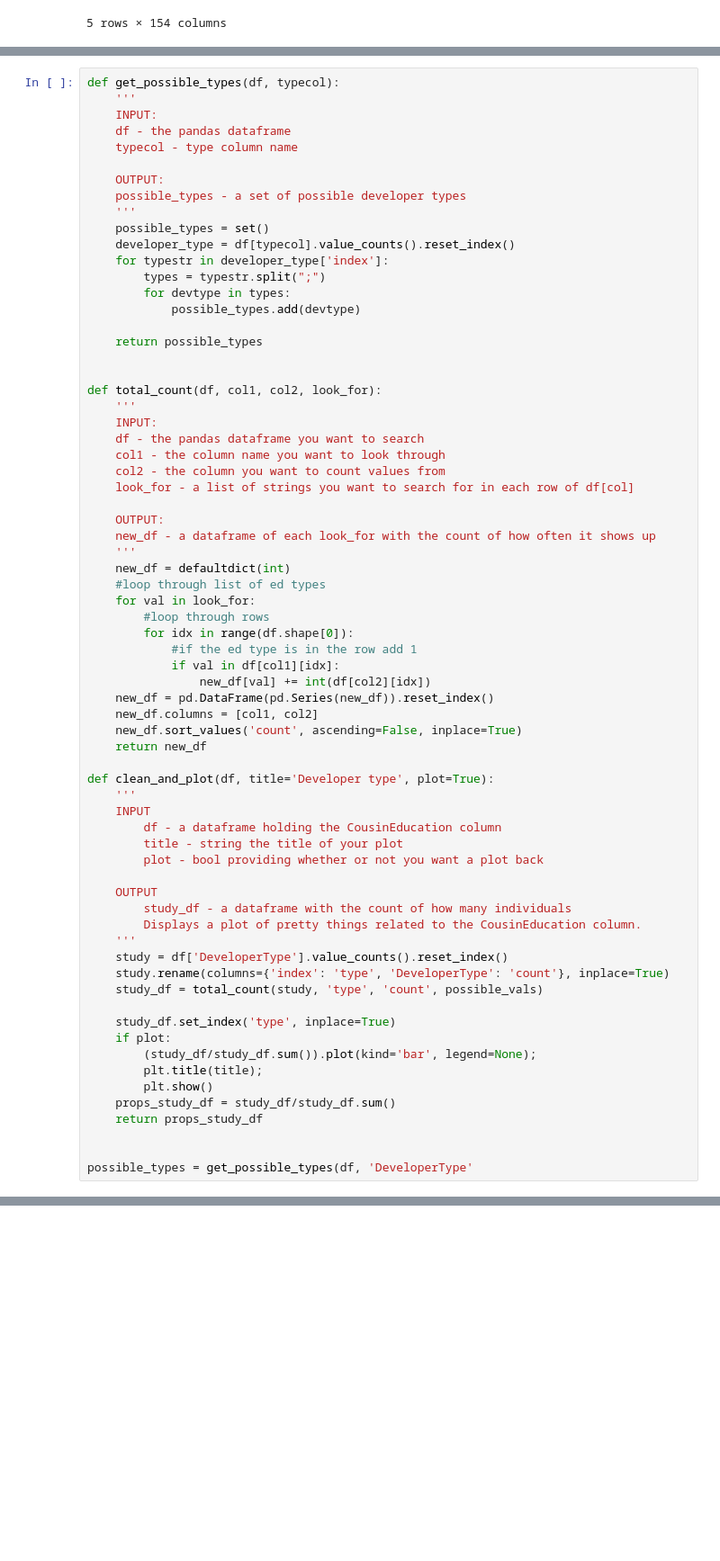
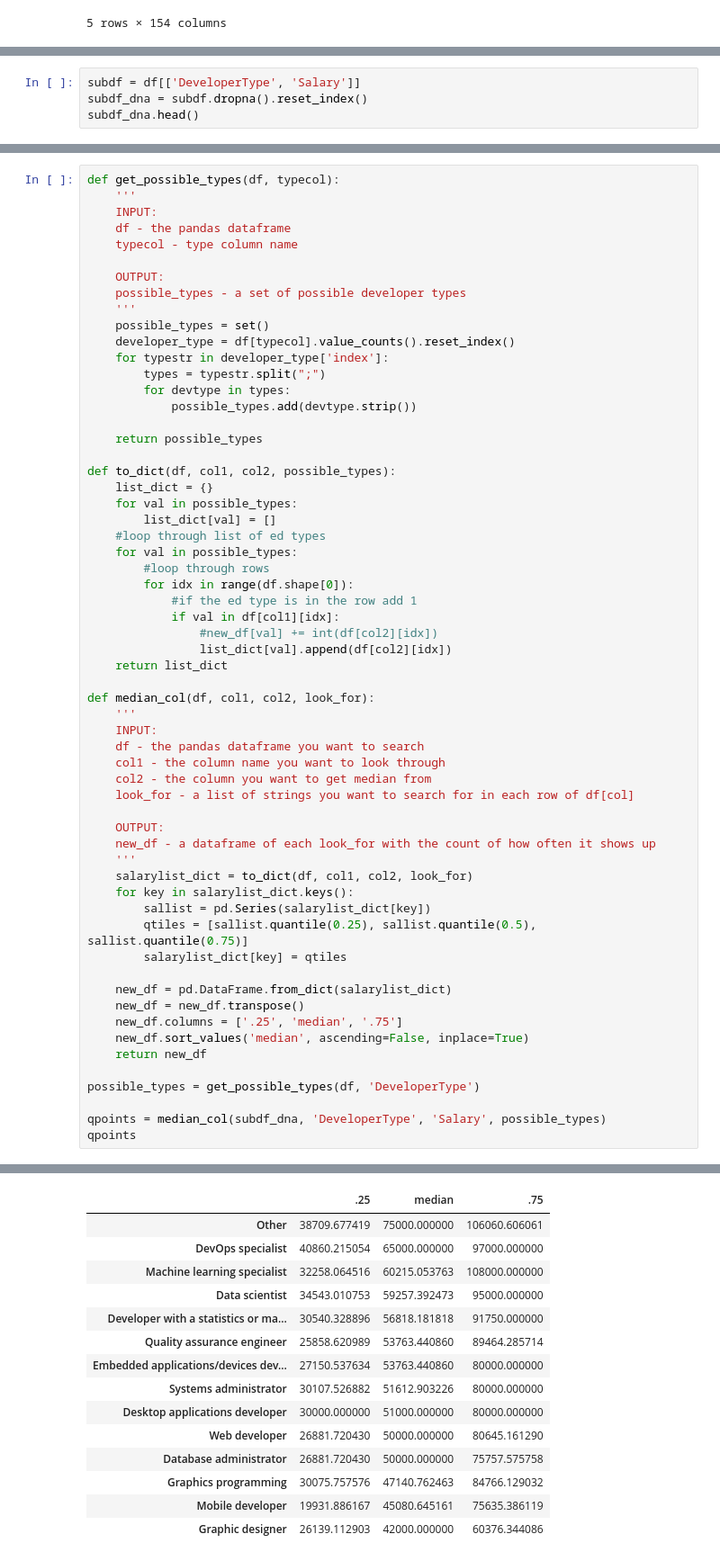
Before and after one commit to yh214/DST2Proj1, a Jupyter notebook: DevTypeAndSalary.ipynb, the cells around one changed output, grey strips where cells are left out. Shown at 90% size. Cells and saved outputs as stored; diff of their text form; blank space fills up the shorter version.

Commit message:
feat: Implemented salary summary for developer type. The salary of different developer types will be compared by median and illustrated with boxplot.

```diff
--- a/DevTypeAndSalary.ipynb
+++ b/DevTypeAndSalary.ipynb
@@ -47,0 +36,4 @@ developer_type.head()
+# %%
+subdf = df[['DeveloperType', 'Salary']]
+subdf_dna = subdf.dropna().reset_index()
+subdf_dna.head()
@@ -60,58 +59,49 @@ def get_possible_types(df, typecol):
     for typestr in developer_type['index']:
         types = typestr.split(";")
         for devtype in types:
-            possible_types.add(devtype)
+            possible_types.add(devtype.strip())
 
     return possible_types
 
+def to_dict(df, col1, col2, possible_types):
+    list_dict = {}
+    for val in possible_types:
+        list_dict[val] = []
+    #loop through list of ed types
+    for val in possible_types:
+        #loop through rows
+        for idx in range(df.shape[0]):
+            #if the ed type is in the row add 1
+            if val in df[col1][idx]:
+                #new_df[val] += int(df[col2][idx])
+                list_dict[val].append(df[col2][idx])
+    return list_dict
 
-def total_count(df, col1, col2, look_for):
+def median_col(df, col1, col2, look_for):
     '''
     INPUT:
     df - the pandas dataframe you want to search
     col1 - the column name you want to look through
-    col2 - the column you want to count values from
+    col2 - the column you want to get median from
     look_for - a list of strings you want to search for in each row of df[col]
 
     OUTPUT:
     new_df - a dataframe of each look_for with the count of how often it shows up
     '''
-    new_df = defaultdict(int)
-    #loop through list of ed types
-    for val in look_for:
-        #loop through rows
-        for idx in range(df.shape[0]):
-            #if the ed type is in the row add 1
-            if val in df[col1][idx]:
-                new_df[val] += int(df[col2][idx])
-    new_df = pd.DataFrame(pd.Series(new_df)).reset_index()
-    new_df.columns = [col1, col2]
-    new_df.sort_values('count', ascending=False, inplace=True)
+    salarylist_dict = to_dict(df, col1, col2, look_for)
+    for key in salarylist_dict.keys():
+        sallist = pd.Series(salarylist_dict[key])
+        qtiles = [sallist.quantile(0.25), sallist.quantile(0.5), sallist.quantile(0.75)]
+        salarylist_dict[key] = qtiles
+
+    new_df = pd.DataFrame.from_dict(salarylist_dict)
+    new_df = new_df.transpose()
+    new_df.columns = ['.25', 'median', '.75']
+    new_df.sort_values('median', ascending=False, inplace=True)
     return new_df
 
-def clean_and_plot(df, title='Developer type', plot=True):
-    '''
-    INPUT
-        df - a dataframe holding the CousinEducation column
-        title - string the title of your plot
-        plot - bool providing whether or not you want a plot back
+possible_types = get_possible_types(df, 'DeveloperType')
 
-    OUTPUT
-        study_df - a dataframe with the count of how many individuals
-        Displays a plot of pretty things related to the CousinEducation column.
-    '''
-    study = df['DeveloperType'].value_counts().reset_index()
-    study.rename(columns={'index': 'type', 'DeveloperType': 'count'}, inplace=True)
-    study_df = total_count(study, 'type', 'count', possible_vals)
-
-    study_df.set_index('type', inplace=True)
-    if plot:
-        (study_df/study_df.sum()).plot(kind='bar', legend=None);
-        plt.title(title);
-        plt.show()
-    props_study_df = study_df/study_df.sum()
-    return props_study_df
-
-
-possible_types = get_possible_types(df, 'DeveloperType'
+qpoints = median_col(subdf_dna, 'DeveloperType', 'Salary', possible_types)
+qpoints
 # %% [output]
@@ -134,0 +108,15 @@ possible_types = get_possible_types(df, 'DeveloperType'
+|  | .25 | median | .75 |
+| Other | 38709.677419 | 75000.000000 | 106060.606061 |
+| DevOps specialist | 40860.215054 | 65000.000000 | 97000.000000 |
+| Machine learning specialist | 32258.064516 | 60215.053763 | 108000.000000 |
+| Data scientist | 34543.010753 | 59257.392473 | 95000.000000 |
+| Developer with a statistics or ma... | 30540.328896 | 56818.181818 | 91750.000000 |
+| Quality assurance engineer | 25858.620989 | 53763.440860 | 89464.285714 |
+| Embedded applications/devices dev... | 27150.537634 | 53763.440860 | 80000.000000 |
+| Systems administrator | 30107.526882 | 51612.903226 | 80000.000000 |
+| Desktop applications developer | 30000.000000 | 51000.000000 | 80000.000000 |
+| Web developer | 26881.720430 | 50000.000000 | 80645.161290 |
+| Database administrator | 26881.720430 | 50000.000000 | 75757.575758 |
+| Graphics programming | 30075.757576 | 47140.762463 | 84766.129032 |
+| Mobile developer | 19931.886167 | 45080.645161 | 75635.386119 |
+| Graphic designer | 26139.112903 | 42000.000000 | 60376.344086 |
```
Also changed, not shown: parts of 4 cells of this notebook.
